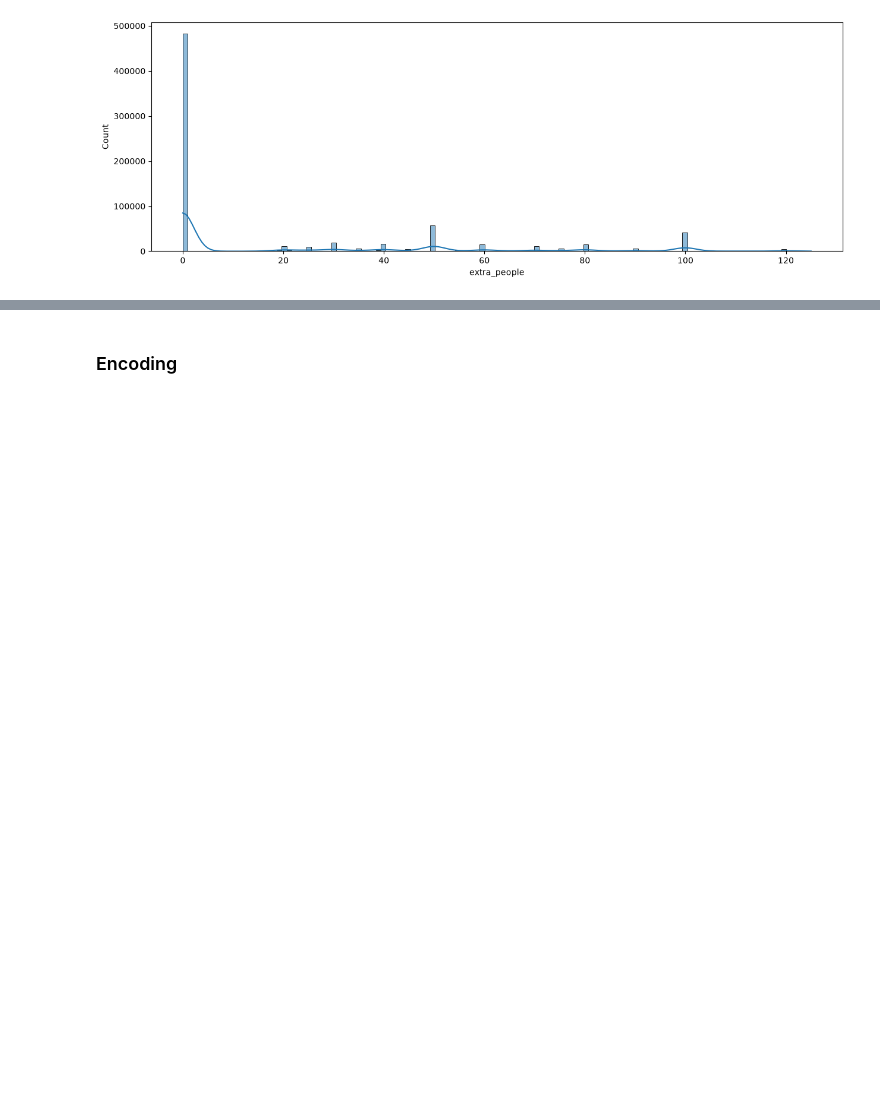
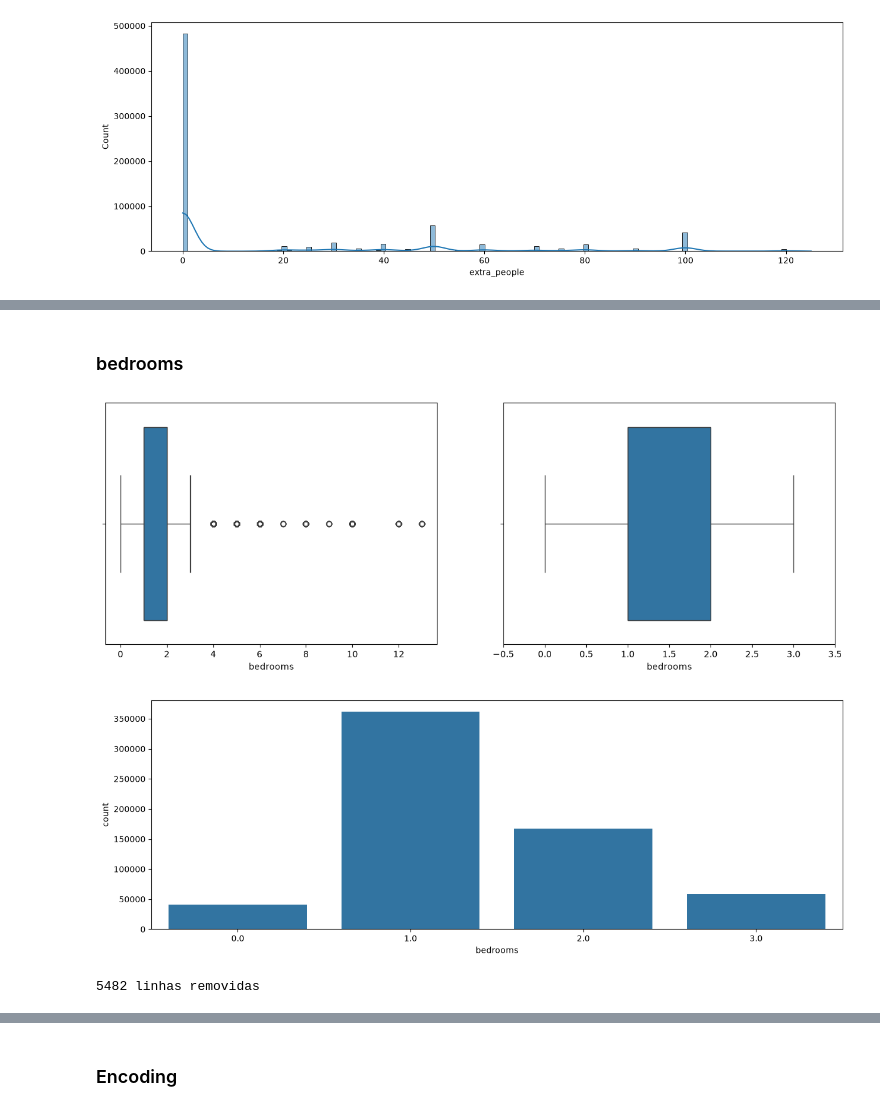
Before and after one commit to matheusgomes2020/An-lise-Airbnb-Rio, a Jupyter notebook: previsao_Airbnb_Rio.ipynb, the cells around one changed output, grey strips where cells are left out. Drawn from its saved outputs; the diff is of its cells as text; code cells hidden in the pictures; blank space fills up the shorter version.

```diff
--- a/previsao_Airbnb_Rio.ipynb
+++ b/previsao_Airbnb_Rio.ipynb
@@ -342,0 +392,13 @@ print(base_airbnb.shape)
+# %% [markdown]
+### bedrooms
+# %%
+diagrama_caixa(base_airbnb['bedrooms'])
+grafico_barra(base_airbnb['bedrooms'])
+# %% [output]
+[figure, added]
+[figure, added]
+# %%
+base_airbnb, linhas_removidas = excluir_outliers(base_airbnb, 'bedrooms')
+print('{} linhas removidas'.format(linhas_removidas))
+# %% [output]
+5482 linhas removidas
```
Also changed, not shown: parts of 33 cells of this notebook.
